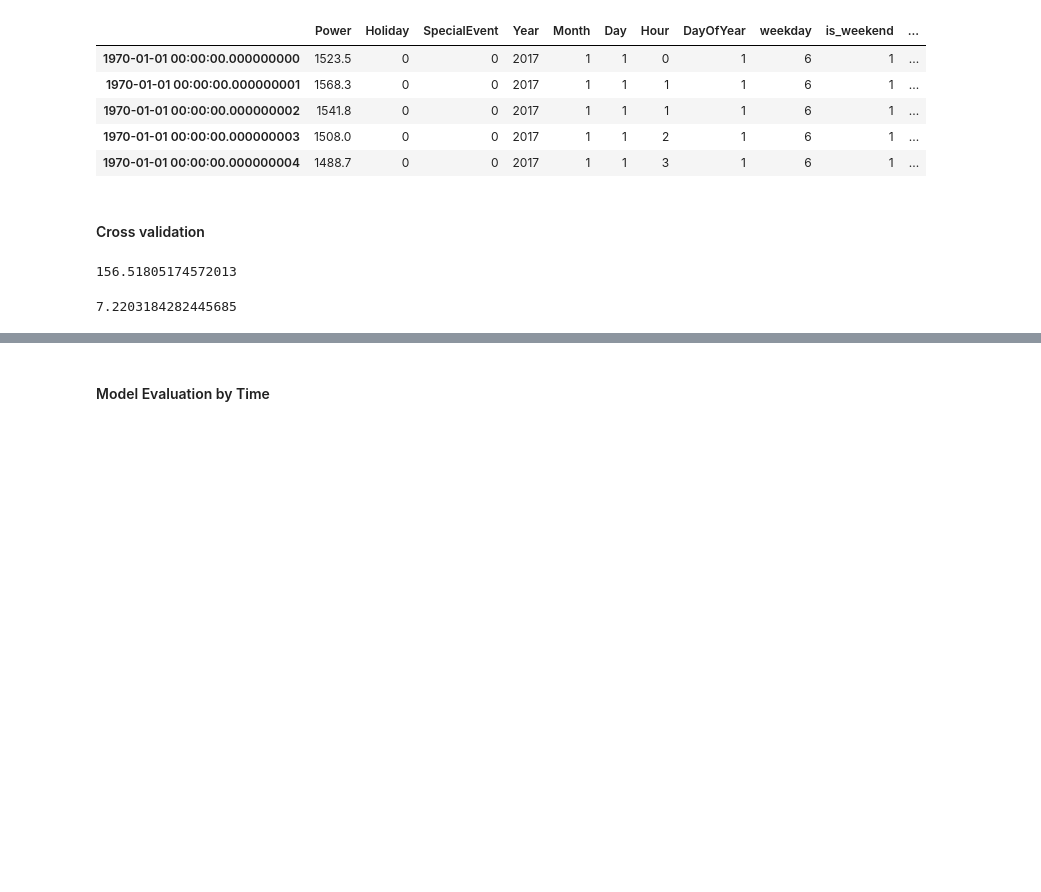
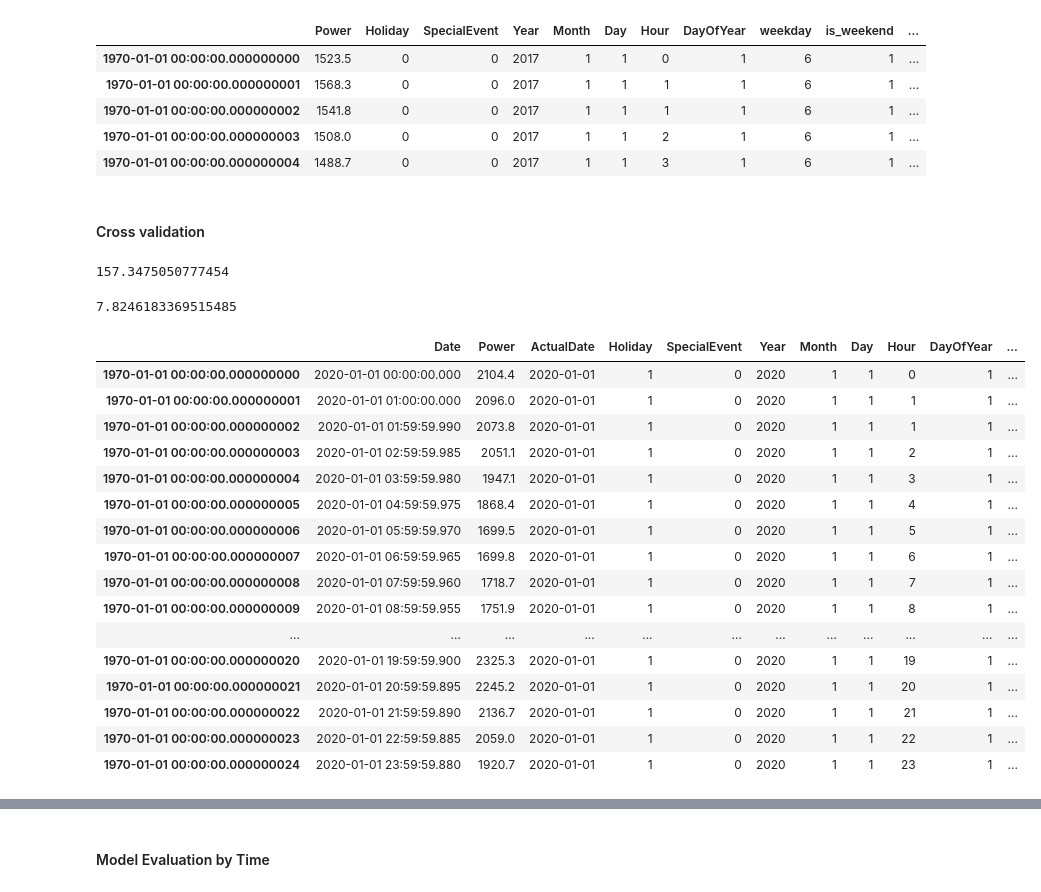
Before and after one commit to ghaffaru/electric-load-demand-forecast, a Jupyter notebook: notebooks/short-term/train_national.ipynb, the cells around one changed output, grey strips where cells are left out. Cells and saved outputs as stored; diff of their text form; code cells hidden in the pictures; blank space fills up the shorter version.

```diff
--- a/notebooks/short-term/train_national.ipynb
+++ b/notebooks/short-term/train_national.ipynb
@@ -370,16 +371,16 @@ X_train, X_test, y_train, y_test = timeseries_train_test_split(X, y, test_size=0
 randomForest = RandomForestRegressor().fit(X_train, y_train)
 # %%
-cv = cross_val_score(randomForest, X_train, y_train,
+cv = cross_val_score(decisionTree, X_train, y_train,
                                     cv=tscv,
                                     scoring="neg_mean_absolute_error")
 mae = cv.mean() * (-1)
 mae
 # %% [output]
-156.51805174572013
+157.3475050777454
 # %%
-prediction = randomForest.predict(X_test)
+prediction = decisionTree.predict(X_test)
 error = mean_absolute_percentage_error(prediction, y_test)
 error
 # %% [output]
-7.2203184282445685
+7.8246183369515485
 # %%
@@ -391,3 +390,23 @@ january1st2020 = fullData[(fullData['Month']== 1) & (fullData['Year'] == 2020) &
+# %%
+january1st2020
+# %% [output]
+|  | Date | Power | ActualDate | Holiday | SpecialEvent | Year | Month | Day | Hour | DayOfYear | ... |
+| 1970-01-01 00:00:00.000000000 | 2020-01-01 00:00:00.000 | 2104.4 | 2020-01-01 | 1 | 0 | 2020 | 1 | 1 | 0 | 1 | ... |
+| 1970-01-01 00:00:00.000000001 | 2020-01-01 01:00:00.000 | 2096.0 | 2020-01-01 | 1 | 0 | 2020 | 1 | 1 | 1 | 1 | ... |
+| 1970-01-01 00:00:00.000000002 | 2020-01-01 01:59:59.990 | 2073.8 | 2020-01-01 | 1 | 0 | 2020 | 1 | 1 | 1 | 1 | ... |
+| 1970-01-01 00:00:00.000000003 | 2020-01-01 02:59:59.985 | 2051.1 | 2020-01-01 | 1 | 0 | 2020 | 1 | 1 | 2 | 1 | ... |
+| 1970-01-01 00:00:00.000000004 | 2020-01-01 03:59:59.980 | 1947.1 | 2020-01-01 | 1 | 0 | 2020 | 1 | 1 | 3 | 1 | ... |
+| 1970-01-01 00:00:00.000000005 | 2020-01-01 04:59:59.975 | 1868.4 | 2020-01-01 | 1 | 0 | 2020 | 1 | 1 | 4 | 1 | ... |
+| 1970-01-01 00:00:00.000000006 | 2020-01-01 05:59:59.970 | 1699.5 | 2020-01-01 | 1 | 0 | 2020 | 1 | 1 | 5 | 1 | ... |
+| 1970-01-01 00:00:00.000000007 | 2020-01-01 06:59:59.965 | 1699.8 | 2020-01-01 | 1 | 0 | 2020 | 1 | 1 | 6 | 1 | ... |
+| 1970-01-01 00:00:00.000000008 | 2020-01-01 07:59:59.960 | 1718.7 | 2020-01-01 | 1 | 0 | 2020 | 1 | 1 | 7 | 1 | ... |
+| 1970-01-01 00:00:00.000000009 | 2020-01-01 08:59:59.955 | 1751.9 | 2020-01-01 | 1 | 0 | 2020 | 1 | 1 | 8 | 1 | ... |
+| ... | ... | ... | ... | ... | ... | ... | ... | ... | ... | ... | ... |
+| 1970-01-01 00:00:00.000000020 | 2020-01-01 19:59:59.900 | 2325.3 | 2020-01-01 | 1 | 0 | 2020 | 1 | 1 | 19 | 1 | ... |
+| 1970-01-01 00:00:00.000000021 | 2020-01-01 20:59:59.895 | 2245.2 | 2020-01-01 | 1 | 0 | 2020 | 1 | 1 | 20 | 1 | ... |
+| 1970-01-01 00:00:00.000000022 | 2020-01-01 21:59:59.890 | 2136.7 | 2020-01-01 | 1 | 0 | 2020 | 1 | 1 | 21 | 1 | ... |
+| 1970-01-01 00:00:00.000000023 | 2020-01-01 22:59:59.885 | 2059.0 | 2020-01-01 | 1 | 0 | 2020 | 1 | 1 | 22 | 1 | ... |
+| 1970-01-01 00:00:00.000000024 | 2020-01-01 23:59:59.880 | 1920.7 | 2020-01-01 | 1 | 0 | 2020 | 1 | 1 | 23 | 1 | ... |
 # %%
 # model.predict(january1st2020)
 # january1st2020.index
```
Also changed, not shown: parts of 19 cells of this notebook, 7 other files.
